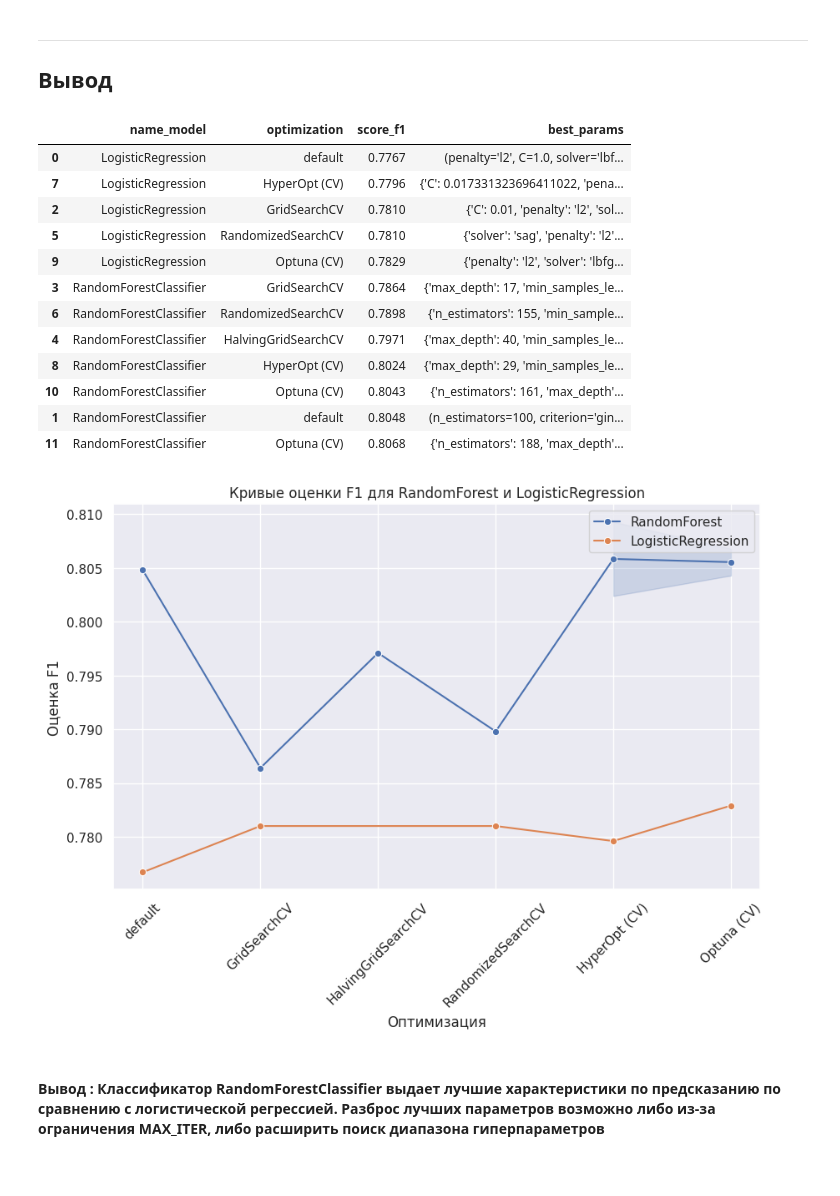
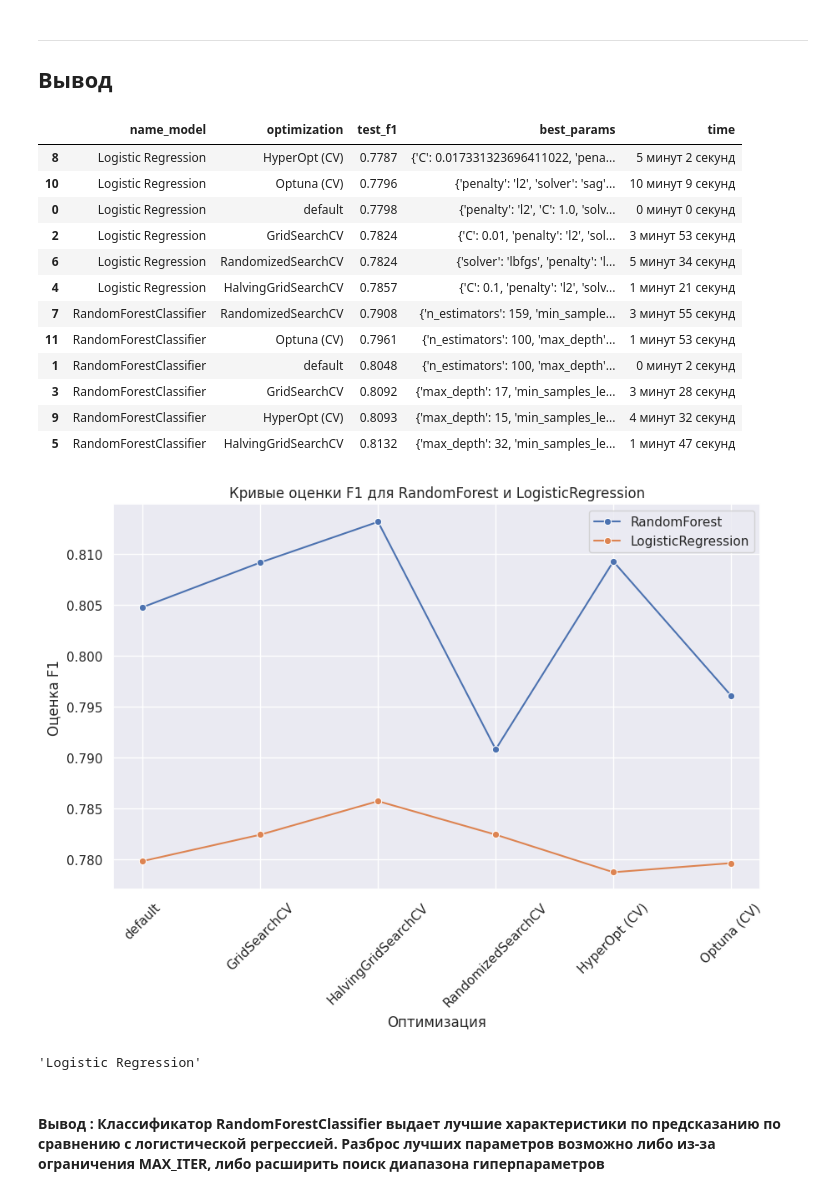
Before and after one commit to IgorekFromRU/DS-Projects, a Jupyter notebook: ML_7_Прогнозирование_биологического_ответа_(HW_3).ipynb, the cells around one changed output. Saved outputs shown, nothing was run; the diff lists cells and outputs as text; code cells hidden in the pictures.

```diff
--- a/ML_7_Прогнозирование_биологического_ответа_(HW_3).ipynb
+++ b/ML_7_Прогнозирование_биологического_ответа_(HW_3).ipynb
@@ -93,6 +98,22 @@ Name: Activity, dtype: float64
 X, y = data.drop(['Activity'], axis=1), data['Activity']
 
 X_train, X_test, y_train, y_test = train_test_split(X, y, stratify=y, random_state = RANDOMSTATE, test_size = 0.2)
+# %%
+# создадим таблицу для обобщения итогов
+score_table = pd.DataFrame(columns=['name_model','optimization', 'test_f1', 'best_params', 'time'])
+
+# Utility function to report
+def report(name_model, hpo, test_score, total_seconds, best_params=None):
+    total_seconds_ = f'{int(total_seconds // 60)} минут {int(total_seconds % 60)} секунд'
+    score_table.loc[ len(score_table.index )] = [name_model, hpo, test_score.round(ROUND_OUT), best_params, total_seconds_]
+    print(f'Классификатор: {name_model}. Оптимизация гиперпараметров: {hpo}.')
+    print(f'Метрика {F1}_score на тестовом наборе: {test_score:.{ROUND_OUT}f}')
+    print('Наилучшие значения гиперпараметров: ', best_params)
+    print('Время вычисления: ', total_seconds_)
+
+def f1_score_evaluation(estimator, params):
+  estimator.set_params(**params).fit(X_train, y_train)
+  return f1_score(y_test, estimator.predict(X_test))
 # %% [markdown]
 ---
 ## 2. Базовая оптимизация
@@ -646,46 +603,50 @@ show_info(score_table, name_rf, 'Optuna (CV)', best_f1_score, study_rf.best_para
 # %%
 pd.set_option('display.max_colwidth', None)
-score_table.sort_values(by=['name_model','score_f1'])
+score_table.sort_values(by=['name_model','test_f1'])
 # %% [output]
-|  | name_model | optimization | score_f1 | best_params |
-| 0 | LogisticRegression | default | 0.7767 | (penalty='l2', C=1.0, solver='lbf... |
-| 7 | LogisticRegression | HyperOpt (CV) | 0.7796 | {'C': 0.017331323696411022, 'pena... |
-| 2 | LogisticRegression | GridSearchCV | 0.7810 | {'C': 0.01, 'penalty': 'l2', 'sol... |
-| 5 | LogisticRegression | RandomizedSearchCV | 0.7810 | {'solver': 'sag', 'penalty': 'l2'... |
-| 9 | LogisticRegression | Optuna (CV) | 0.7829 | {'penalty': 'l2', 'solver': 'lbfg... |
-| 3 | RandomForestClassifier | GridSearchCV | 0.7864 | {'max_depth': 17, 'min_samples_le... |
-| 6 | RandomForestClassifier | RandomizedSearchCV | 0.7898 | {'n_estimators': 155, 'min_sample... |
-| 4 | RandomForestClassifier | HalvingGridSearchCV | 0.7971 | {'max_depth': 40, 'min_samples_le... |
-| 8 | RandomForestClassifier | HyperOpt (CV) | 0.8024 | {'max_depth': 29, 'min_samples_le... |
-| 10 | RandomForestClassifier | Optuna (CV) | 0.8043 | {'n_estimators': 161, 'max_depth'... |
-| 1 | RandomForestClassifier | default | 0.8048 | (n_estimators=100, criterion='gin... |
-| 11 | RandomForestClassifier | Optuna (CV) | 0.8068 | {'n_estimators': 188, 'max_depth'... |
+|  | name_model | optimization | test_f1 | best_params | time |
+| 8 | Logistic Regression | HyperOpt (CV) | 0.7787 | {'C': 0.017331323696411022, 'pena... | 5 минут 2 секунд |
+| 10 | Logistic Regression | Optuna (CV) | 0.7796 | {'penalty': 'l2', 'solver': 'sag'... | 10 минут 9 секунд |
+| 0 | Logistic Regression | default | 0.7798 | {'penalty': 'l2', 'C': 1.0, 'solv... | 0 минут 0 секунд |
+| 2 | Logistic Regression | GridSearchCV | 0.7824 | {'C': 0.01, 'penalty': 'l2', 'sol... | 3 минут 53 секунд |
+| 6 | Logistic Regression | RandomizedSearchCV | 0.7824 | {'solver': 'lbfgs', 'penalty': 'l... | 5 минут 34 секунд |
+| 4 | Logistic Regression | HalvingGridSearchCV | 0.7857 | {'C': 0.1, 'penalty': 'l2', 'solv... | 1 минут 21 секунд |
+| 7 | RandomForestClassifier | RandomizedSearchCV | 0.7908 | {'n_estimators': 159, 'min_sample... | 3 минут 55 секунд |
+| 11 | RandomForestClassifier | Optuna (CV) | 0.7961 | {'n_estimators': 100, 'max_depth'... | 1 минут 53 секунд |
+| 1 | RandomForestClassifier | default | 0.8048 | {'n_estimators': 100, 'max_depth'... | 0 минут 2 секунд |
+| 3 | RandomForestClassifier | GridSearchCV | 0.8092 | {'max_depth': 17, 'min_samples_le... | 3 минут 28 секунд |
+| 9 | RandomForestClassifier | HyperOpt (CV) | 0.8093 | {'max_depth': 15, 'min_samples_le... | 4 минут 32 секунд |
+| 5 | RandomForestClassifier | HalvingGridSearchCV | 0.8132 | {'max_depth': 32, 'min_samples_le... | 1 минут 47 секунд |
 # %%
 # compression_opts = dict(method='zip', archive_name='hpo.csv')
 # path_file = './drive/MyDrive/DS/data/hpo.zip'
 # score_table.to_csv(path_file, index=False, compression=compression_opts)
 # score_table = pd.read_csv(path_file)
 # %%
-rf_data = score_table[score_table['name_model'] == 'RandomForestClassifier']
-lr_data = score_table[score_table['name_model'] == 'LogisticRegression']
+lr_data = score_table.query("name_model == 'Logistic Regression'")
+rf_data = score_table.query("name_model == 'RandomForestClassifier'")
 
 # График для RandomForest
 plt.figure(figsize=(10, 6))
-sns.lineplot(data=rf_data, x='optimization', y='score_f1', label='RandomForest', marker='o')
+sns.lineplot(data=rf_data, x='optimization', y='test_f1', label='RandomForest', marker='o')
 
 # График для LogisticRegression
-sns.lineplot(data=lr_data, x='optimization', y='score_f1', label='LogisticRegression', marker='o')
+sns.lineplot(data=lr_data, x='optimization', y='test_f1', label='LogisticRegression', marker='o')
 
 # Внешний вид графика
 plt.title('Кривые оценки F1 для RandomForest и LogisticRegression')
 plt.xlabel('Оптимизация')
 plt.ylabel('Оценка F1')
 plt.xticks(rotation=45)
 plt.grid(True)
 plt.legend()
 
 plt.show()
 # %% [output]
-[figure, old version]
+[figure, new version]
+# %%
+score_table.loc[0, 'name_model']
+# %% [output]
+'Logistic Regression'
 # %% [markdown]
 #### Вывод : Классификатор RandomForestClassifier выдает лучшие характеристики по предсказанию по сравнению с логистической регрессией. Разброс лучших параметров возможно либо из-за ограничения MAX_ITER, либо расширить поиск диапазона гиперпараметров
```
Also changed, not shown: parts of 35 cells of this notebook.
